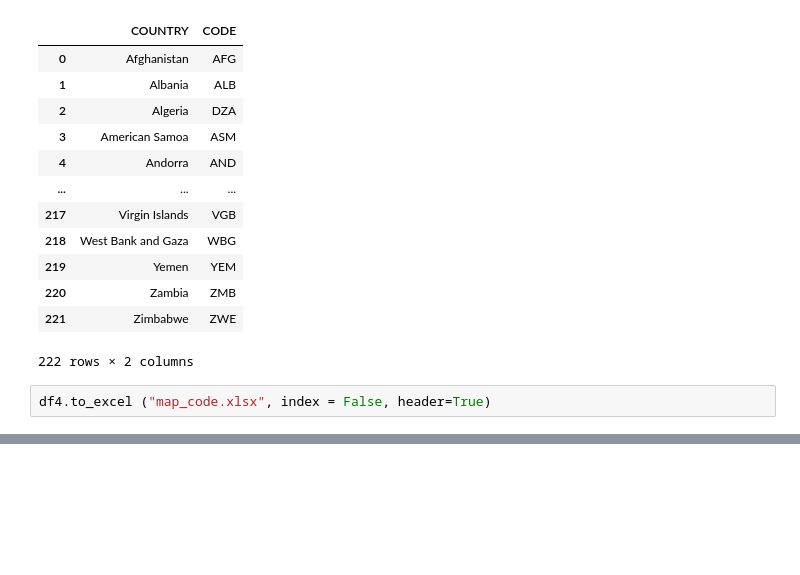
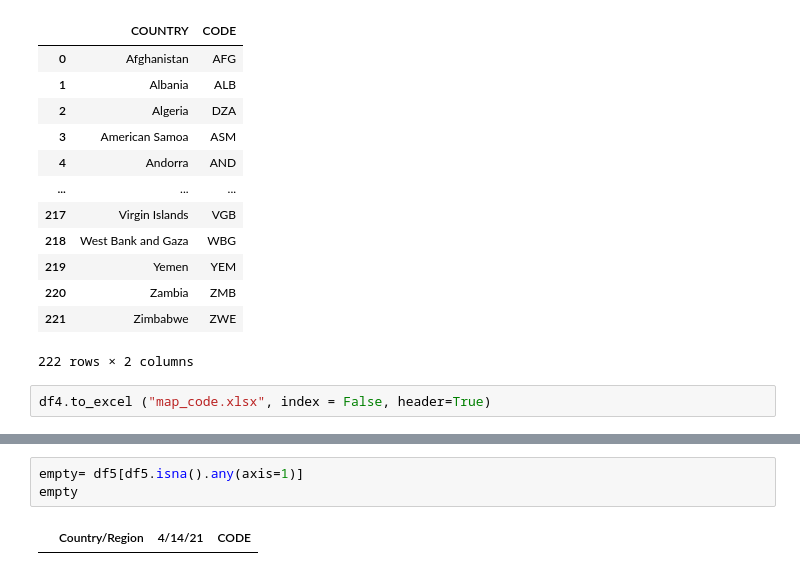
Before and after one commit to iannjari/covid-19-cases-and-mortality-forecaster, a Jupyter notebook: Data Preview.ipynb, the cells around one changed output, grey strips where cells are left out. Cells and saved outputs as stored; diff of their text form; blank space fills up the shorter version.

```diff
--- a/Data Preview.ipynb
+++ b/Data Preview.ipynb
@@ -222,0 +237,5 @@ df5
+# %%
+empty= df5[df5.isna().any(axis=1)]
+empty
+# %% [output]
+|  | Country/Region | 4/14/21 | CODE |
```
Also changed, not shown: parts of 1 cell of this notebook.
